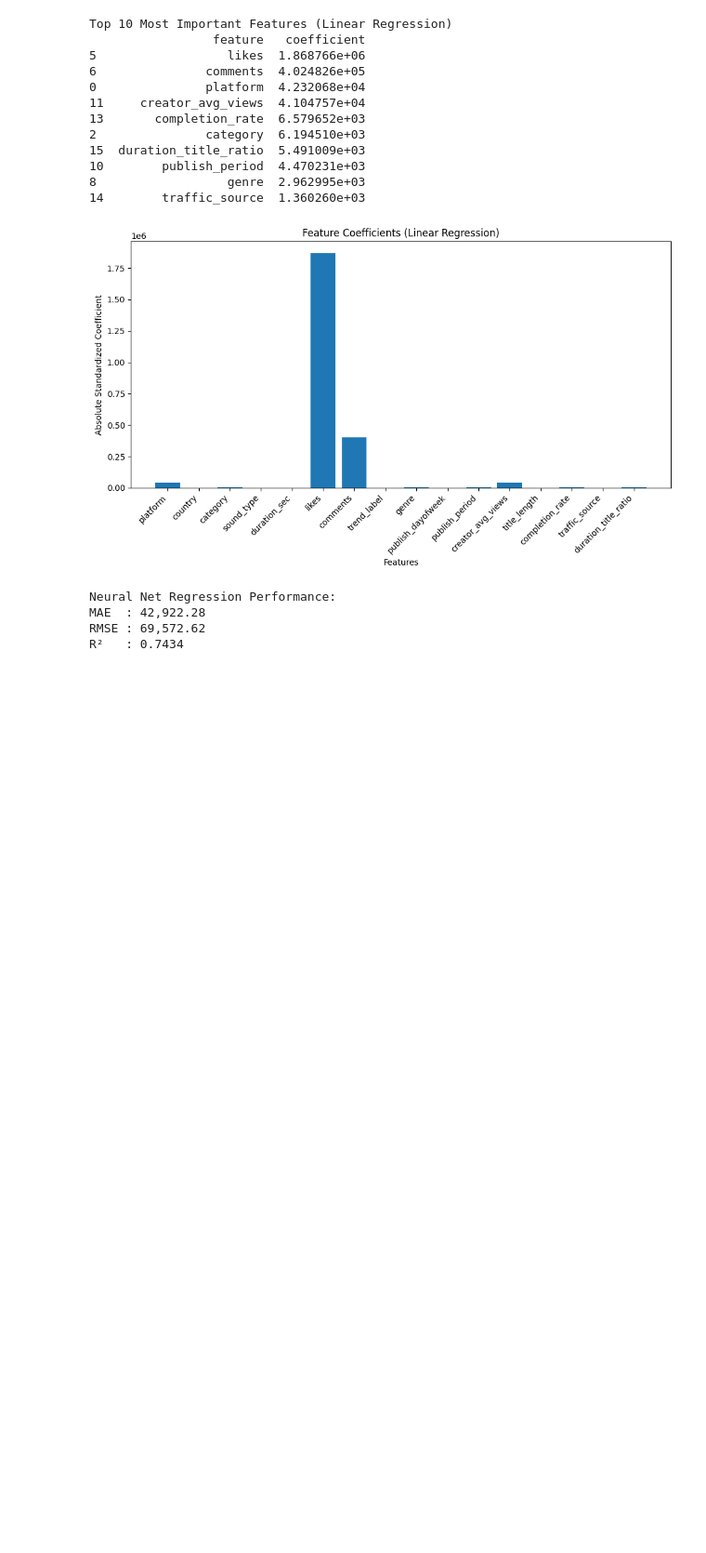
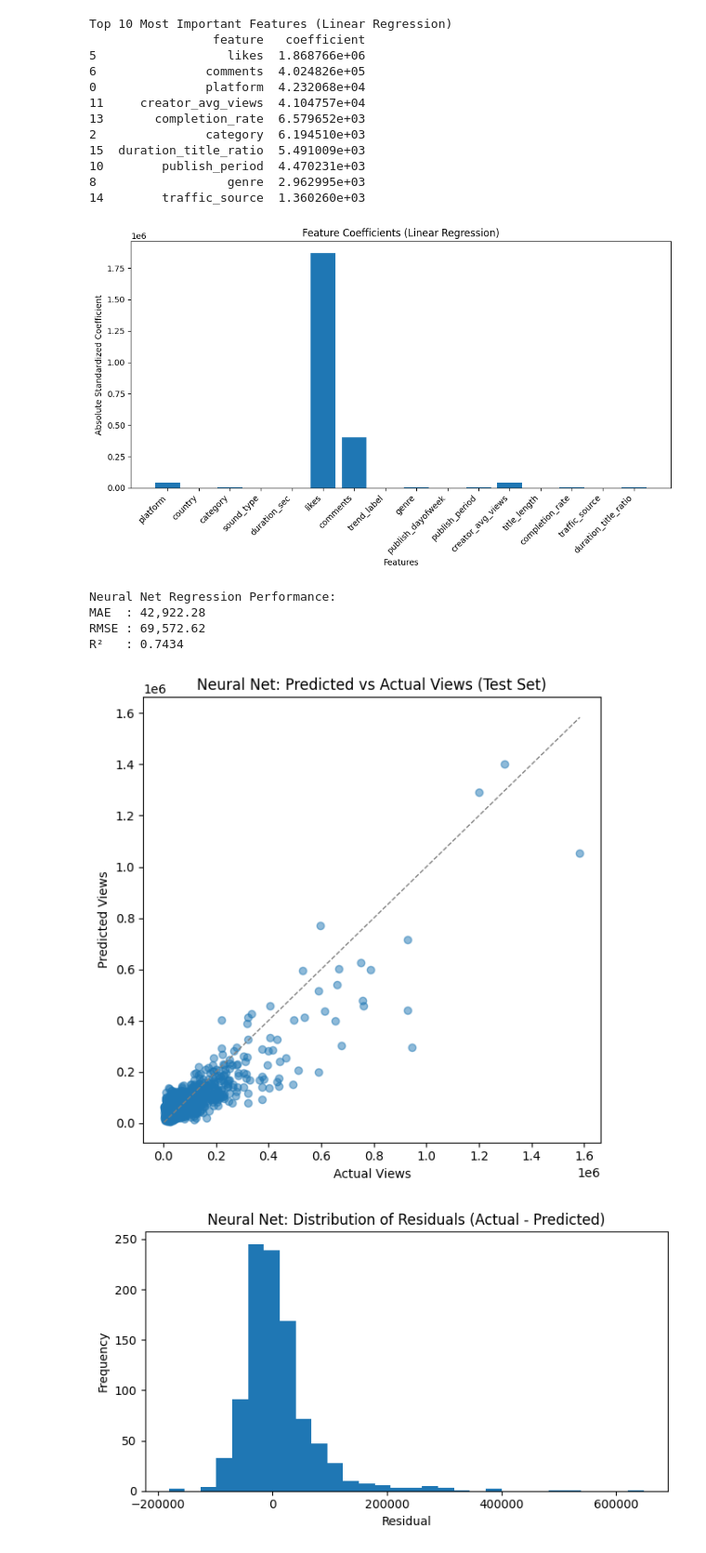
Before and after one commit to TimurGar/Final-Project-ML, a Jupyter notebook: main.ipynb, the cells around one changed output. Shown at 93% size. Drawn from its saved outputs; the diff is of its cells as text; code cells hidden in the pictures; blank space fills up the shorter version.

Commit message:
Visualisations for Neural Network

```diff
--- a/main.ipynb
+++ b/main.ipynb
@@ -603,3 +603,47 @@ Neural Net Regression Performance:
 MAE  : 42,922.28
 RMSE : 69,572.62
 R²   : 0.7434
+# %%
+# Visualisations for Neural Network
+
+import matplotlib.pyplot as plt
+import numpy as np
+
+# 1) Actual vs Predicted (Test Set)
+plt.figure(figsize=(6, 6))
+plt.scatter(y_test_nn, y_pred_nn, alpha=0.5)
+plt.title("Neural Net: Predicted vs Actual Views (Test Set)")
+plt.xlabel("Actual Views")
+plt.ylabel("Predicted Views")
+
+# 45° reference line
+lims = [
+    np.min([y_test_nn.min(), y_pred_nn.min()]),
+    np.max([y_test_nn.max(), y_pred_nn.max()])
+]
+plt.plot(lims, lims, linestyle="--", color="grey", linewidth=1)
+plt.tight_layout()
+plt.show()
+
+# 2) Residuals Histogram
+residuals_nn = y_test_nn - y_pred_nn
+
+plt.figure(figsize=(7, 4))
+plt.hist(residuals_nn, bins=30)
+plt.title("Neural Net: Distribution of Residuals (Actual - Predicted)")
+plt.xlabel("Residual")
+plt.ylabel("Frequency")
+plt.tight_layout()
+plt.show()
+
+# 3) Loss Curve Over Training Iterations
+plt.figure(figsize=(7, 4))
+plt.plot(nn_model.loss_curve_)
+plt.title("Neural Net: Training Loss Curve")
+plt.xlabel("Iteration")
+plt.ylabel("Loss")
+plt.tight_layout()
+plt.show()
+# %% [output]
+[figure, added]
+[figure, added]
```
Also changed, not shown: parts of 6 cells of this notebook.
